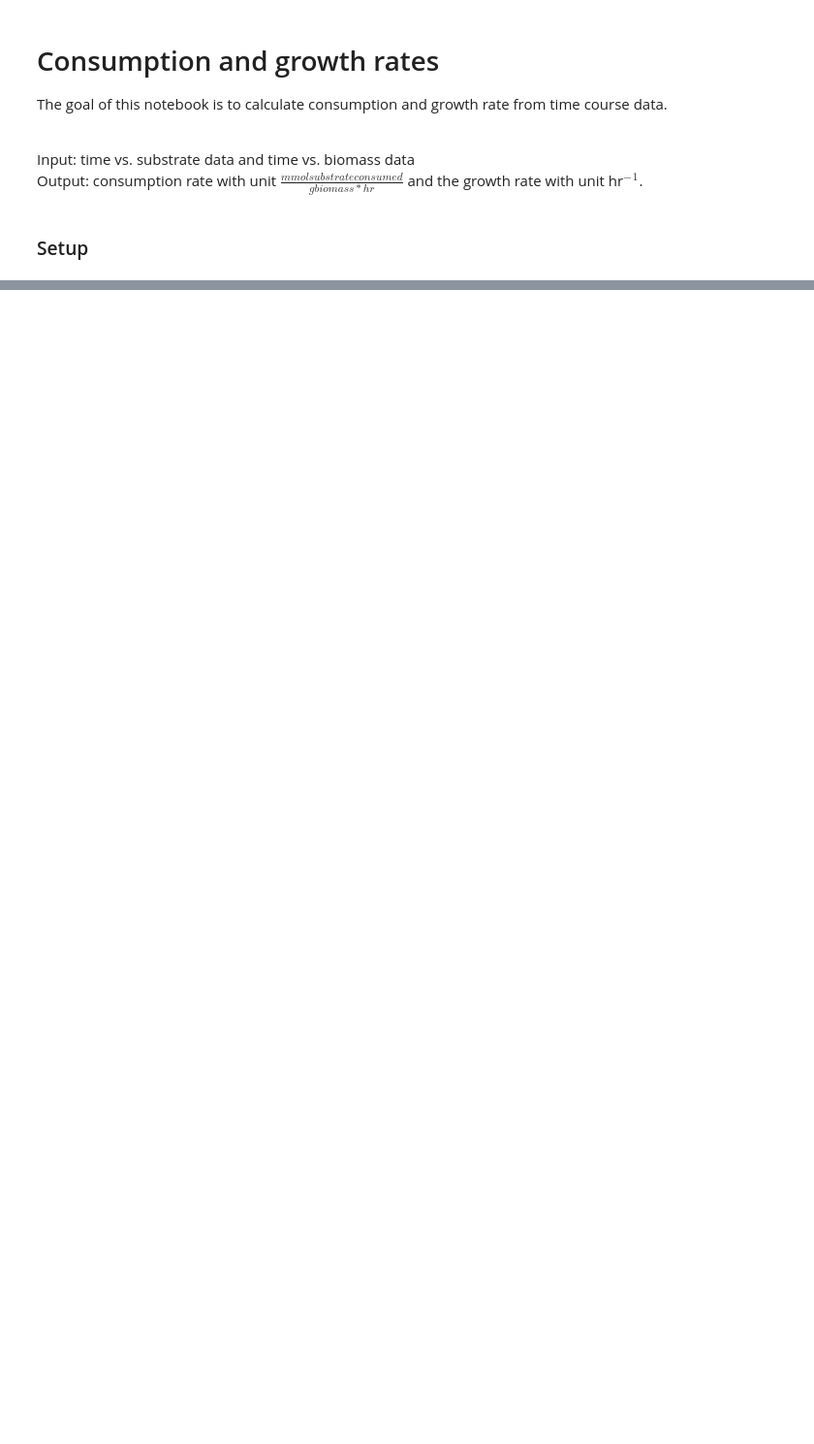
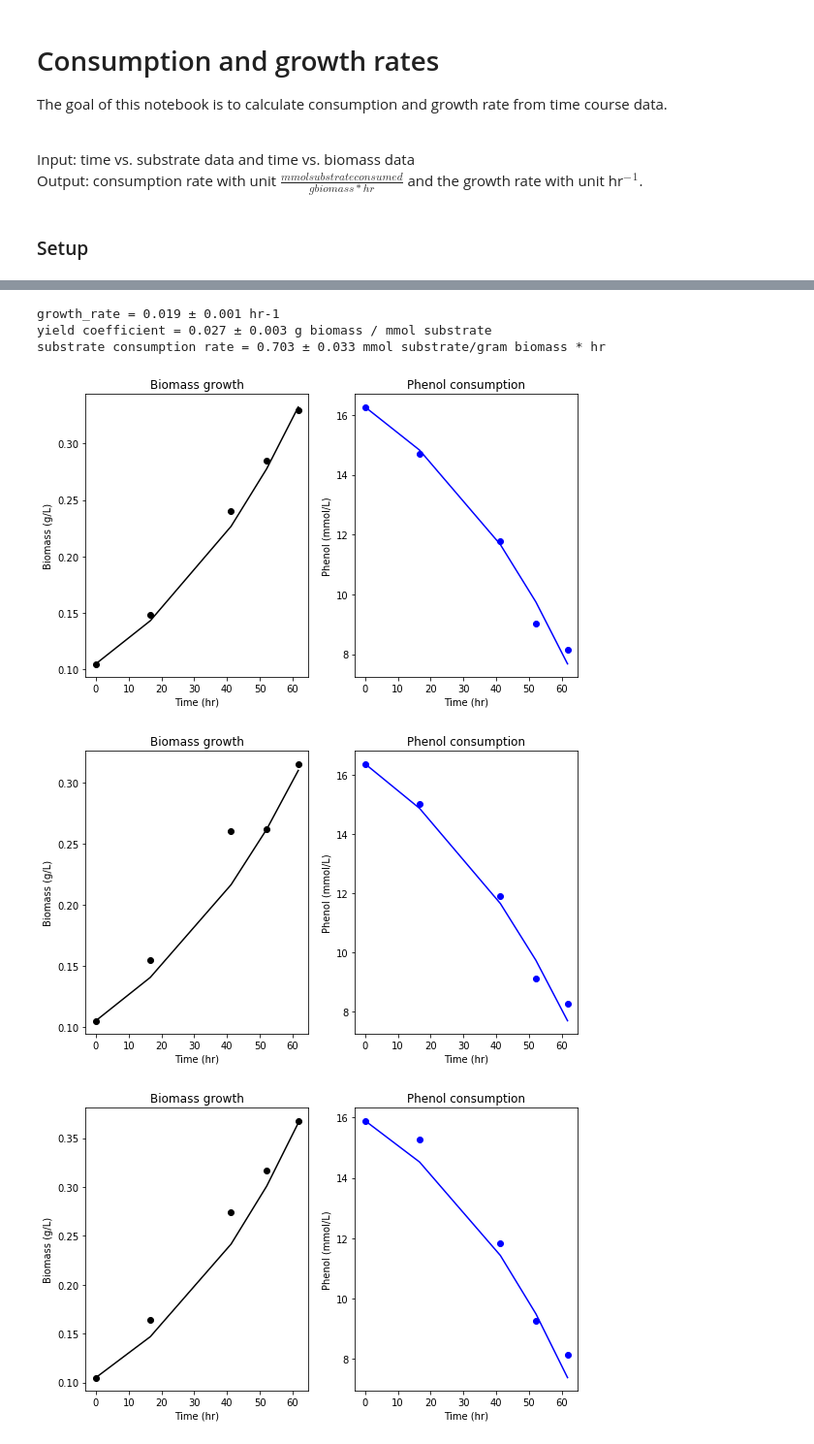
Before and after one commit to LBLQMM/RhodococcusGSM, a Jupyter notebook: Biodesign_gr/notebooks/consumption_and_growth_rates.ipynb, the cells around one changed output, grey strips where cells are left out. Shown at 97% size. Drawn from its saved outputs; the diff is of its cells as text; code cells hidden in the pictures; blank space fills up the shorter version.

Commit message:
Made consumption and growth notebook

```diff
--- a/Biodesign_gr/notebooks/consumption_and_growth_rates.ipynb
+++ b/Biodesign_gr/notebooks/consumption_and_growth_rates.ipynb
@@ -21,0 +26,11 @@ ImportError: Missing optional dependency 'xlrd'. Install xlrd >= 1.0.0 for Excel
+# %%
+od_filename = '../../EDD_Yoneda_data/Yoneda_set2_ODD_data.csv'
+substrate_filename = '../../EDD_Yoneda_data/Yoneda_set2_Metabolomics_data.csv'
+
+od_df = pd.read_csv(od_filename)
+sub_df = pd.read_csv(substrate_filename)
+
+od_df['Biomass Conc'] = GRAMS_BIOMASS_PER_LITER_PER_OD*od_df['Value']
+
+print(f'substrate data has {len(sub_df)} lines')
+print(f'OD data has {len(od_df)} lines')
@@ -21,0 +96,23 @@ ImportError: Missing optional dependency 'xlrd'. Install xlrd >= 1.0.0 for Excel
+# %%
+def stats_for_condtion(od_df, sub_df, trial_1, trial_2, trial_3, molar_mass, max_time=0):
+
+    if max_time != 0:
+        od_df = od_df[od_df['Time'] < max_time]
+        sub_df = sub_df[sub_df['Time'] < max_time]
+
+    od_1 = od_df[od_df['Line Name'] == trial_1]
+    sub_1 = sub_df[sub_df['Line Name'] == trial_1]
+
+    od_2 = od_df[od_df['Line Name'] == trial_2]
+    sub_2 = sub_df[sub_df['Line Name'] == trial_2]
+
+    od_3 = od_df[od_df['Line Name'] == trial_3]
+    sub_3 = sub_df[sub_df['Line Name'] == trial_3]
+
+    gr_1, yc_1, scr_1 = stats_for_trial(od_1, sub_1, molar_mass)
+    gr_2, yc_2, scr_2 = stats_for_trial(od_2, sub_2, molar_mass)
+    gr_3, yc_3, scr_3 = stats_for_trial(od_3, sub_3, molar_mass)
+
+    print(f'growth_rate = {np.average([gr_1, gr_2, gr_3]):.3f} ± {np.std([gr_1, gr_2, gr_3]):.3f} hr-1')
+    print(f'yield coefficient = {np.average([yc_1, yc_2, yc_3]):.3f} ± {np.std([yc_1, yc_2, yc_3]):.3f} g biomass / mmol substrate')
+    print(f'substrate consumption rate = {np.average([scr_1, scr_2, scr_3]):.3f} ± {np.std([scr_1, scr_2, scr_3]):.3f} mmol substrate/gram biomass * hr')
@@ -21,0 +121,9 @@ ImportError: Missing optional dependency 'xlrd'. Install xlrd >= 1.0.0 for Excel
+# %%
+stats_for_condtion(od_df, sub_df, 'WT-R1', 'WT-R2', 'WT-R3', 94.11)
+# %% [output]
+growth_rate = 0.019 ± 0.001 hr-1
+yield coefficient = 0.027 ± 0.003 g biomass / mmol substrate
+substrate consumption rate = 0.703 ± 0.033 mmol substrate/gram biomass * hr
+[figure, added]
+[figure, added]
+[figure, added]
```
Also changed, not shown: parts of 32 cells of this notebook.
